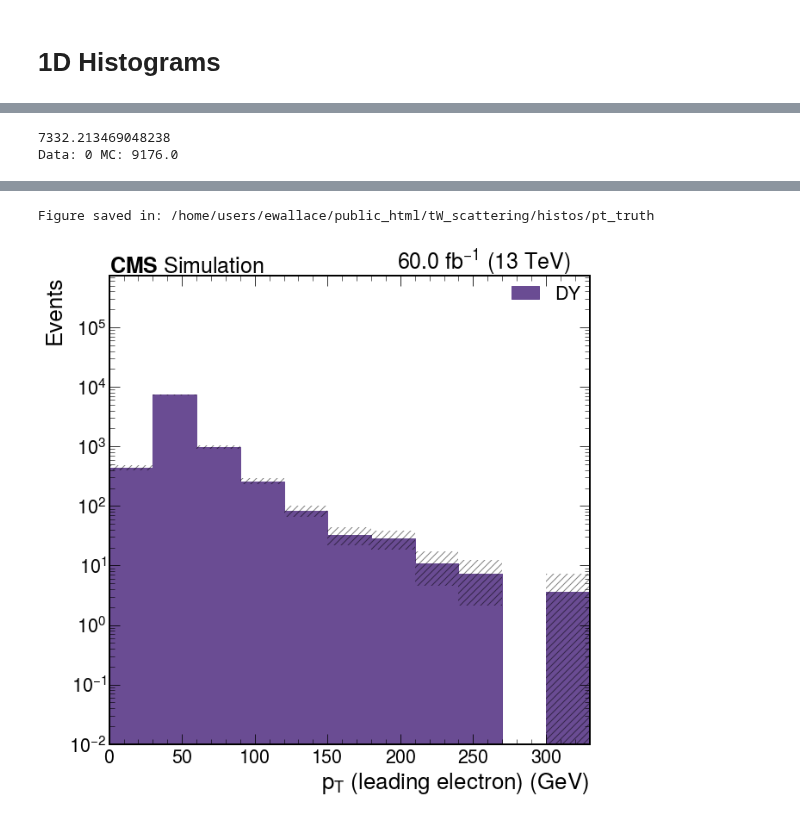
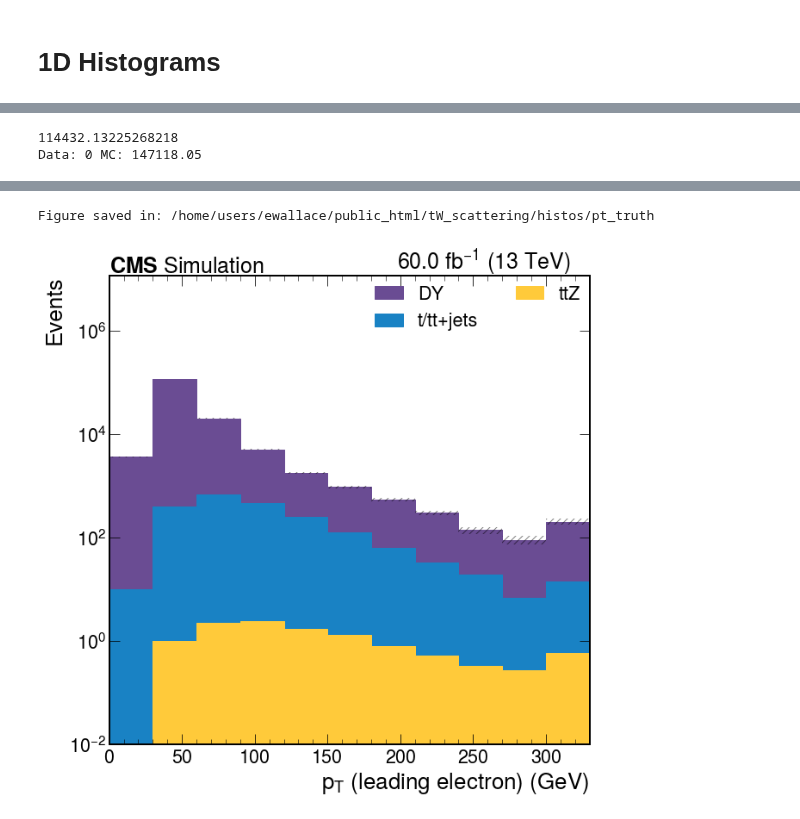
Before and after one commit to JacksonWallace/FCNC, a Jupyter notebook: notebooks/Charge Flip Checker.ipynb, the cells around one changed output, grey strips where cells are left out. Saved outputs shown, nothing was run; the diff lists cells and outputs as text; code cells hidden in the pictures.

```diff
--- a/notebooks/Charge Flip Checker.ipynb
+++ b/notebooks/Charge Flip Checker.ipynb
@@ -32,7 +32,7 @@ from Tools.nano_mapping import make_fileset, nano_mapping
 from processor.meta_processor import get_sample_meta
 
 overwrite = True
-local = False
+local = True
 
 # load the config and the cache
 cfg = loadConfig()
@@ -62,7 +62,8 @@ if local:
     exe_args = {
         'workers': 16,
         'function_args': {'flatten': False},
-         "schema": NanoAODSchema,
+        "schema": NanoAODSchema,
+        "skipbadfiles": True,
     }
     exe = processor.futures_executor
 
@@ -77,6 +78,7 @@ else:
         'client': c,
         'function_args': {'flatten': False},
         "schema": NanoAODSchema,
+        "skipbadfiles": True,
     }
     exe = processor.dask_executor
 
@@ -244,9 +248,9 @@ my_hist = scale_and_merge(output['electron'], meta, fileset, nano_mapping)
 makePlot(my_hist, None, 'pt',
          bins=pt_bins_coarse, log=True, normalize=False, axis_label=r'$p_{T}\ (leading\ electron)\ (GeV)$',
          new_colors=my_colors, new_labels=my_labels,
-         #order=[nano_mapping['TTZ'][0], nano_mapping['top'][0], nano_mapping['DY'][0]],
+         order=[nano_mapping['TTZ'][0], nano_mapping['top'][0], nano_mapping['DY'][0]],
          save=os.path.expandvars(cfg['meta']['plots'])+'histos/pt_truth'
         )
 # %% [output]
-7332.213469048238
-Data: 0 MC: 9176.0
+114432.13225268218
+Data: 0 MC: 147118.05
@@ -255,5 +259,5 @@ WARNING:matplotlib.backends.backend_pdf:'texgyreheros-regular.otf' can not be su
 Figure saved in: /home/users/ewallace/public_html/tW_scattering/histos/pt_truth
-[figure, old version]
+[figure, new version]
 # %%
 my_hist = scale_and_merge(output['electron2'], meta, fileset, nano_mapping)
 
```
Also changed, not shown: parts of 10 cells of this notebook, 4 other files.
